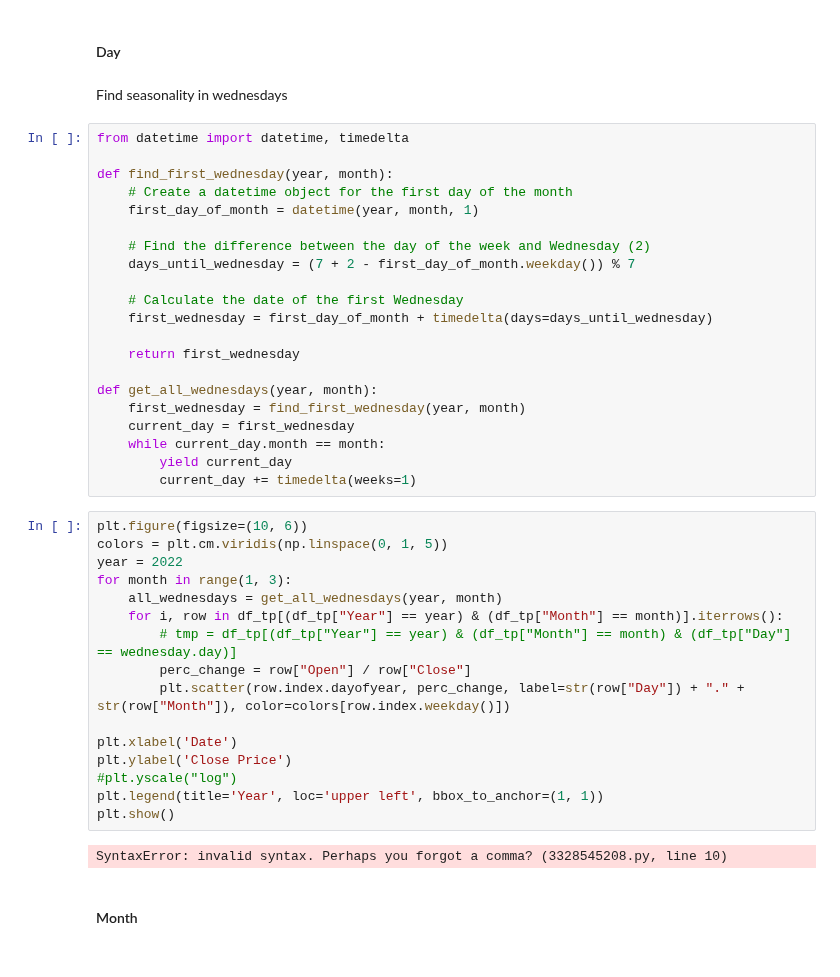
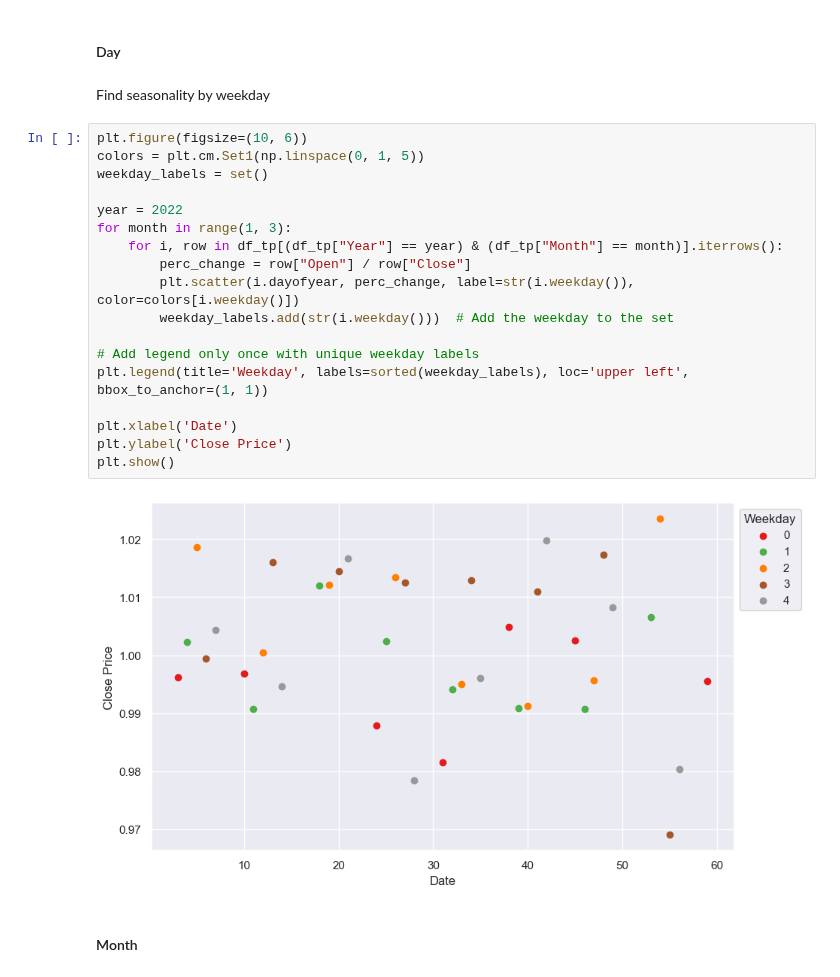
Before and after one commit to prixedox/advent-of-data-science-2023, a Jupyter notebook: 16/main.ipynb, the cells around one changed output. Drawn from its saved outputs; the diff is of its cells as text.

```diff
--- a/16/main.ipynb
+++ b/16/main.ipynb
@@ -61,46 +61,27 @@ df_tp.head()
 # %% [markdown]
 #### Day
 # %% [markdown]
-Find seasonality in wednesdays
+Find seasonality by weekday
-# %%
-from datetime import datetime, timedelta
-
-def find_first_wednesday(year, month):
-    # Create a datetime object for the first day of the month
-    first_day_of_month = datetime(year, month, 1)
-
-    # Find the difference between the day of the week and Wednesday (2)
-    days_until_wednesday = (7 + 2 - first_day_of_month.weekday()) % 7
-
-    # Calculate the date of the first Wednesday
-    first_wednesday = first_day_of_month + timedelta(days=days_until_wednesday)
-
-    return first_wednesday
-
-def get_all_wednesdays(year, month):
-    first_wednesday = find_first_wednesday(year, month)
-    current_day = first_wednesday
-    while current_day.month == month:
-        yield current_day
-        current_day += timedelta(weeks=1)
 # %%
 plt.figure(figsize=(10, 6))
-colors = plt.cm.viridis(np.linspace(0, 1, 5))
+colors = plt.cm.Set1(np.linspace(0, 1, 5))
+weekday_labels = set()
+
 year = 2022
 for month in range(1, 3):
-    all_wednesdays = get_all_wednesdays(year, month)
     for i, row in df_tp[(df_tp["Year"] == year) & (df_tp["Month"] == month)].iterrows():
-        # tmp = df_tp[(df_tp["Year"] == year) & (df_tp["Month"] == month) & (df_tp["Day"] == wednesday.day)]
         perc_change = row["Open"] / row["Close"]
-        plt.scatter(row.index.dayofyear, perc_change, label=str(row["Day"]) + "." + str(row["Month"]), color=colors[row.index.weekday()])
+        plt.scatter(i.dayofyear, perc_change, label=str(i.weekday()), color=colors[i.weekday()])
+        weekday_labels.add(str(i.weekday()))  # Add the weekday to the set
+
+# Add legend only once with unique weekday labels
+plt.legend(title='Weekday', labels=sorted(weekday_labels), loc='upper left', bbox_to_anchor=(1, 1))
 
 plt.xlabel('Date')
 plt.ylabel('Close Price')
-#plt.yscale("log")
-plt.legend(title='Year', loc='upper left', bbox_to_anchor=(1, 1))
 plt.show()
 # %% [output]
-SyntaxError: invalid syntax. Perhaps you forgot a comma? (3328545208.py, line 10)
+[figure, added]
 # %% [markdown]
 #### Month
 # %%
```
Also changed, not shown: parts of 2 cells of this notebook.
